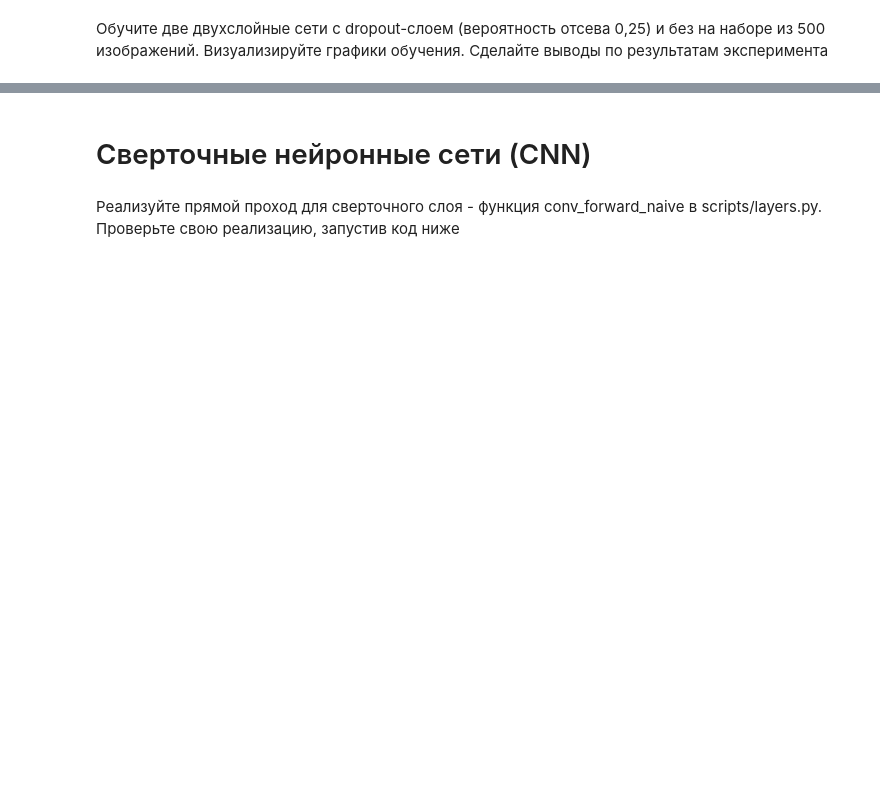
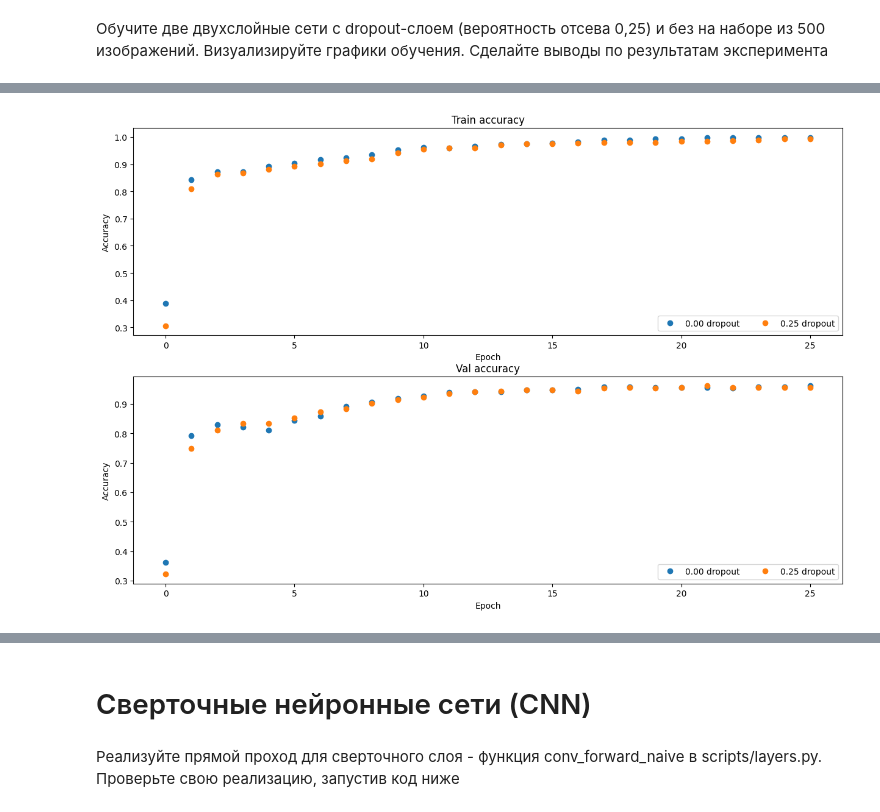
Before and after one commit to pillowiva/DL_IvanovaDM_6401, a Jupyter notebook: lab_3/assignment3.ipynb, the cells around one changed output, grey strips where cells are left out. Drawn from its saved outputs; the diff is of its cells as text; code cells hidden in the pictures; blank space fills up the shorter version.

```diff
--- a/lab_3/assignment3.ipynb
+++ b/lab_3/assignment3.ipynb
@@ -1243,19 +1271,32 @@ small_data = {
   'y_val': data['y_val'],
 }
 
+input_dim = int(np.prod(small_data['X_train'].shape[1:]))
+num_classes = int(np.max(small_data['y_train']) + 1)
+
 solvers = {}
-dropout_choices = [1, 0.25]
+dropout_choices = [1, 0.75] # вероятность отсева как раз таки будет 0.25
+
 for dropout in dropout_choices:
-  model = FullyConnectedNet([500], dropout=dropout)
+  model = FullyConnectedNet(
+      [500],
+      input_dim=input_dim,
+      num_classes=num_classes,
+      dropout=dropout,
+      weight_scale=1e-2,
+      dtype=np.float32
+  )
   print(dropout)
 
-  solver = Solver(model, small_data,
-                  num_epochs=25, batch_size=100,
-                  update_rule='adam',
-                  optim_config={
-                    'learning_rate': 5e-4,
-                  },
-                  verbose=True, print_every=100)
+  solver = Solver(
+      model, small_data,
+      num_epochs=25, batch_size=100,
+      update_rule='adam',
+      optim_config={
+        'learning_rate': 5e-4,
+      },
+      verbose=True, print_every=100
+  )
   solver.train()
   solvers[dropout] = solver
   print()
@@ -1262,28 +1321,30 @@ for dropout in dropout_choices:
 # %%
 # Plot train and validation accuracies of the two models
 
 train_accs = []
 val_accs = []
 for dropout in dropout_choices:
   solver = solvers[dropout]
   train_accs.append(solver.train_acc_history[-1])
   val_accs.append(solver.val_acc_history[-1])
 
 plt.subplot(3, 1, 1)
 for dropout in dropout_choices:
-  plt.plot(solvers[dropout].train_acc_history, 'o', label='%.2f dropout' % dropout)
+  plt.plot(solvers[dropout].train_acc_history, 'o', label='%.2f dropout' % (1-dropout))
 plt.title('Train accuracy')
 plt.xlabel('Epoch')
 plt.ylabel('Accuracy')
 plt.legend(ncol=2, loc='lower right')
 
 plt.subplot(3, 1, 2)
 for dropout in dropout_choices:
-  plt.plot(solvers[dropout].val_acc_history, 'o', label='%.2f dropout' % dropout)
+  plt.plot(solvers[dropout].val_acc_history, 'o', label='%.2f dropout' % (1-dropout))
 plt.title('Val accuracy')
 plt.xlabel('Epoch')
 plt.ylabel('Accuracy')
 plt.legend(ncol=2, loc='lower right')
 
 plt.gcf().set_size_inches(15, 15)
 plt.show()
+# %% [output]
+[figure, added]
```
Also changed, not shown: parts of 43 cells of this notebook, 1 other file.
